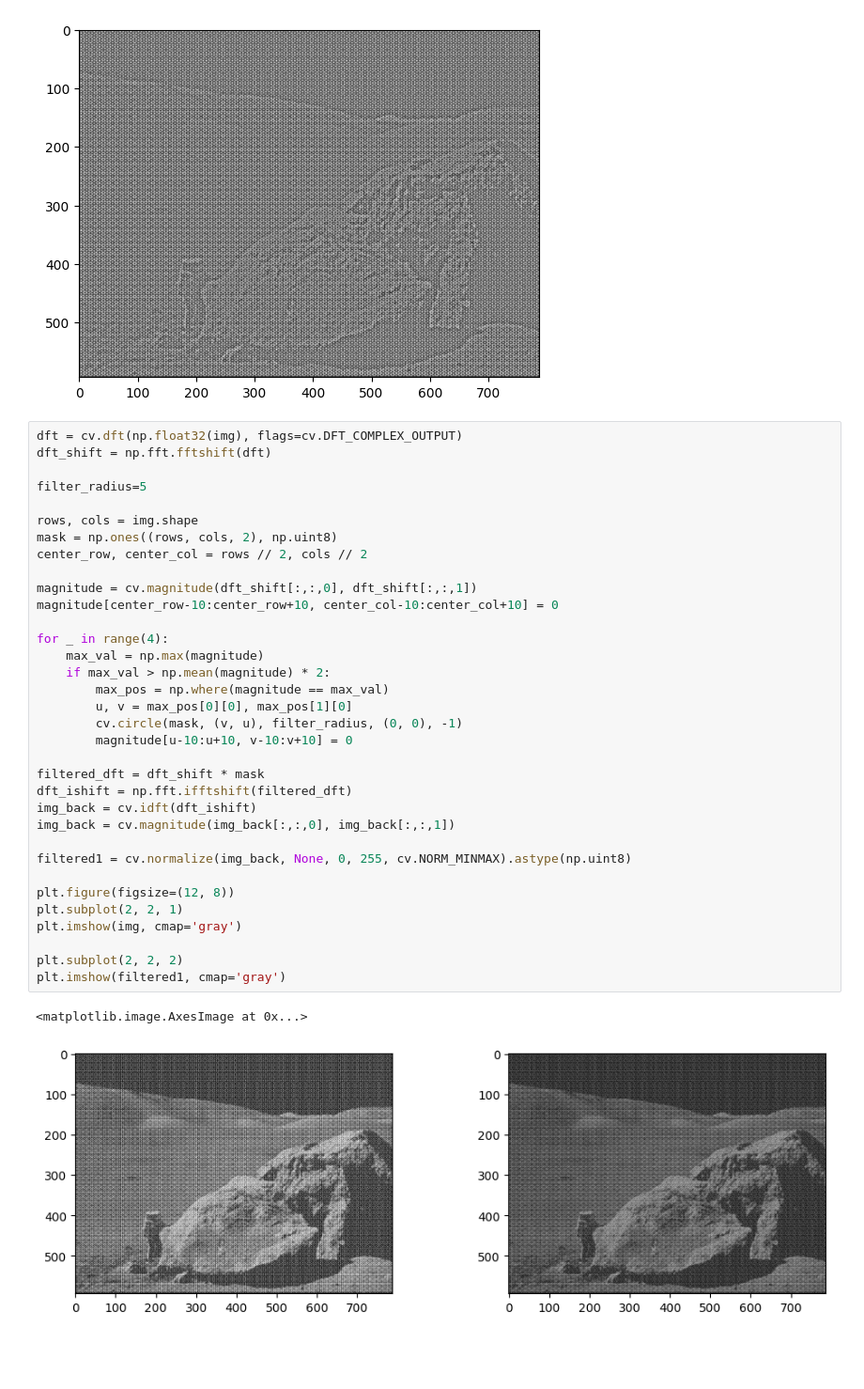
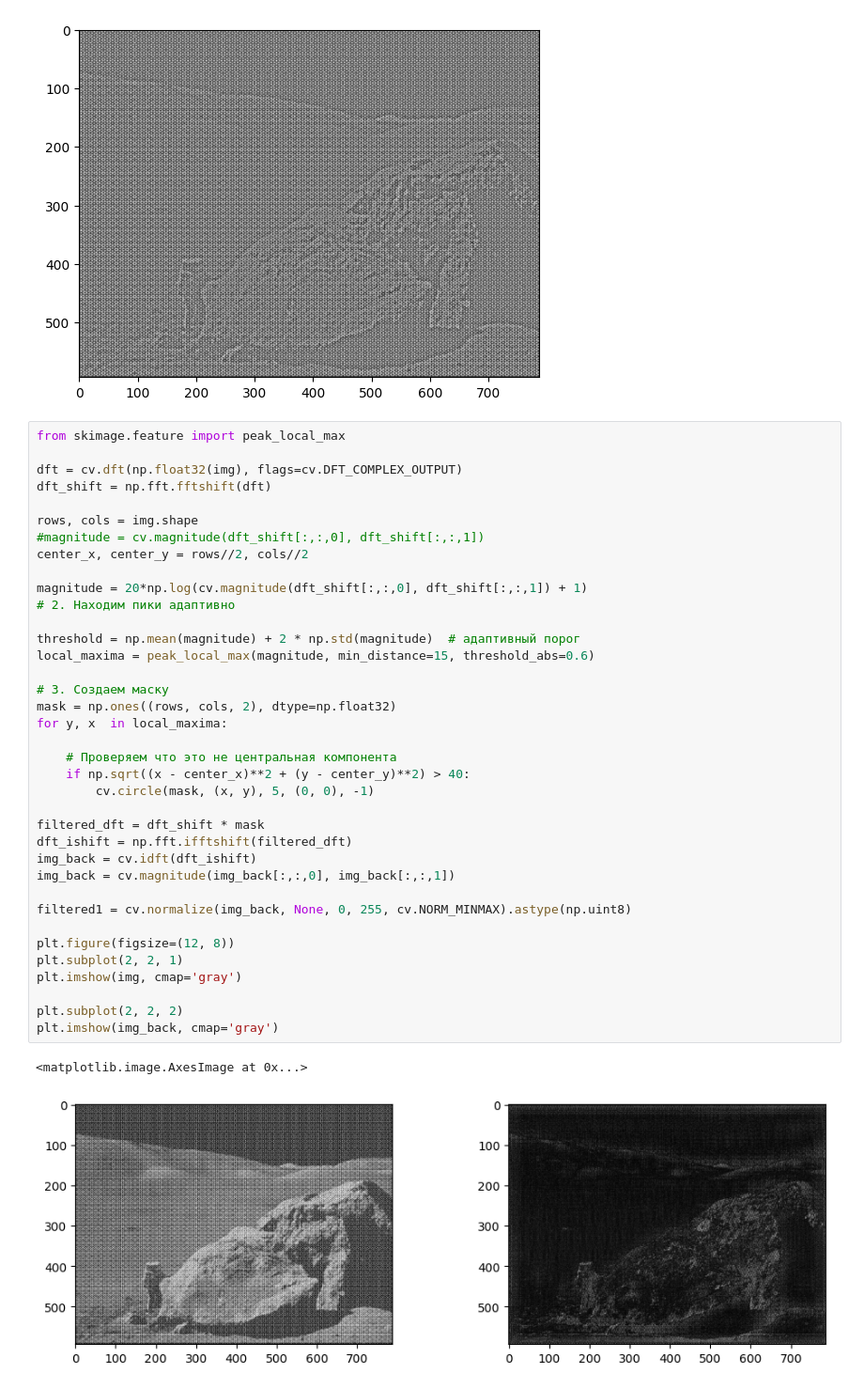
Before and after one commit to Karatel1968/ImageProcessing, a Jupyter notebook: практика_5/Practice_5.ipynb, the cells around one changed output. Shown at 94% size. Saved outputs shown, nothing was run; the diff lists cells and outputs as text; blank space fills up the shorter version.

```diff
--- a/практика_5/Practice_5.ipynb
+++ b/практика_5/Practice_5.ipynb
@@ -29,39 +29,42 @@ plt.imshow(high_pass_uint8, cmap='gray')
 <matplotlib.image.AxesImage at 0x...>
 [figure]
 # %%
+from skimage.feature import peak_local_max
+
 dft = cv.dft(np.float32(img), flags=cv.DFT_COMPLEX_OUTPUT)
 dft_shift = np.fft.fftshift(dft)
 
-filter_radius=5
+rows, cols = img.shape
+#magnitude = cv.magnitude(dft_shift[:,:,0], dft_shift[:,:,1])
+center_x, center_y = rows//2, cols//2
 
-rows, cols = img.shape
-mask = np.ones((rows, cols, 2), np.uint8)
-center_row, center_col = rows // 2, cols // 2
+magnitude = 20*np.log(cv.magnitude(dft_shift[:,:,0], dft_shift[:,:,1]) + 1)
+# 2. Находим пики адаптивно
 
-magnitude = cv.magnitude(dft_shift[:,:,0], dft_shift[:,:,1])
-magnitude[center_row-10:center_row+10, center_col-10:center_col+10] = 0
+threshold = np.mean(magnitude) + 2 * np.std(magnitude)  # адаптивный порог
+local_maxima = peak_local_max(magnitude, min_distance=15, threshold_abs=0.6)
 
-for _ in range(4):
-    max_val = np.max(magnitude)
-    if max_val > np.mean(magnitude) * 2:
-        max_pos = np.where(magnitude == max_val)
-        u, v = max_pos[0][0], max_pos[1][0]
-        cv.circle(mask, (v, u), filter_radius, (0, 0), -1)
-        magnitude[u-10:u+10, v-10:v+10] = 0
+# 3. Создаем маску
+mask = np.ones((rows, cols, 2), dtype=np.float32)
+for y, x  in local_maxima:
+
+    # Проверяем что это не центральная компонента
+    if np.sqrt((x - center_x)**2 + (y - center_y)**2) > 40:
+        cv.circle(mask, (x, y), 5, (0, 0), -1)
 
 filtered_dft = dft_shift * mask
 dft_ishift = np.fft.ifftshift(filtered_dft)
 img_back = cv.idft(dft_ishift)
 img_back = cv.magnitude(img_back[:,:,0], img_back[:,:,1])
 
 filtered1 = cv.normalize(img_back, None, 0, 255, cv.NORM_MINMAX).astype(np.uint8)
 
 plt.figure(figsize=(12, 8))
 plt.subplot(2, 2, 1)
 plt.imshow(img, cmap='gray')
 
 plt.subplot(2, 2, 2)
-plt.imshow(filtered1, cmap='gray')
+plt.imshow(img_back, cmap='gray')
 # %% [output]
 <matplotlib.image.AxesImage at 0x...>
-[figure, old version]
+[figure, new version]
```
Also changed, not shown: 2 other files.
